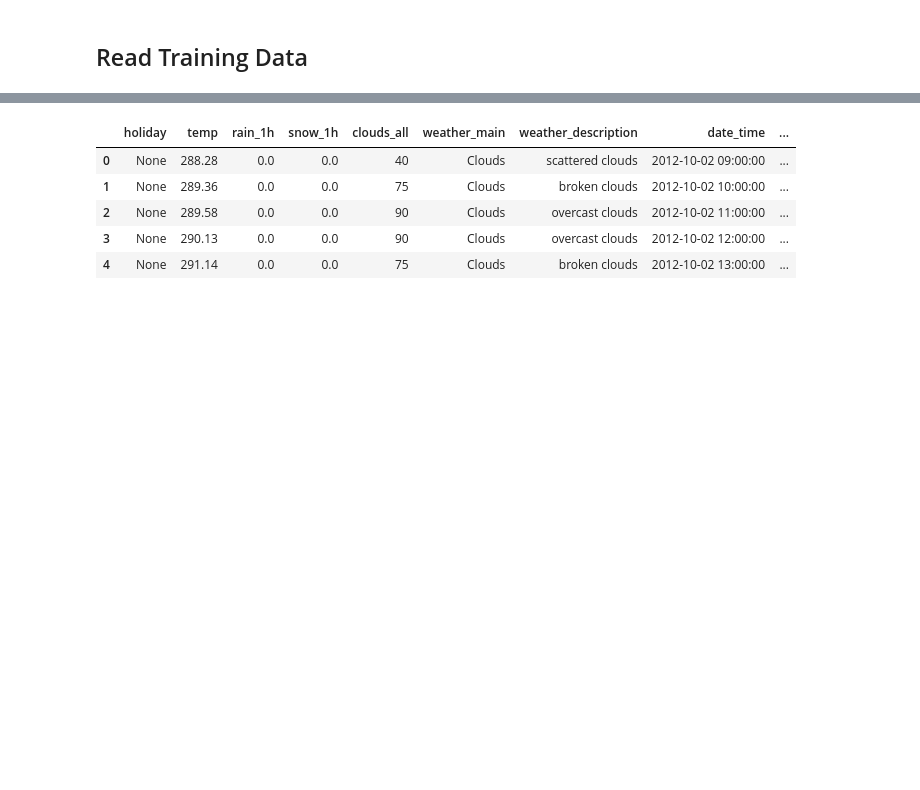
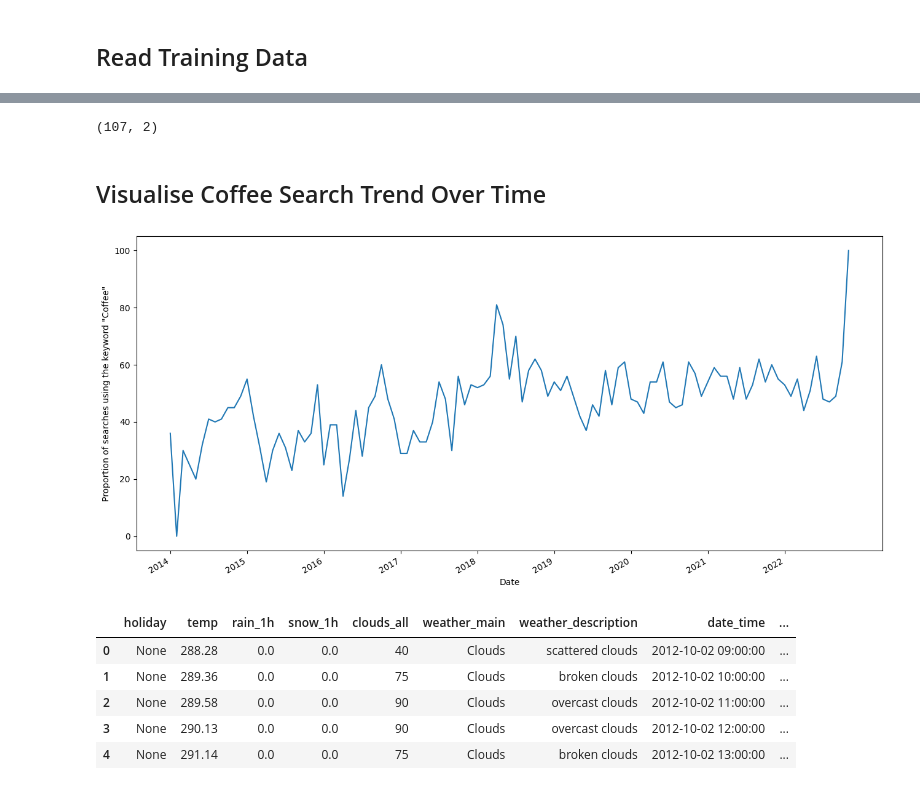
Before and after one commit to dewaalaw/dsprojects, a Jupyter notebook: search-term-analysis/src/coffee_search_trend_part_0.ipynb, the cells around one changed output, grey strips where cells are left out. Cells and saved outputs as stored; diff of their text form; code cells hidden in the pictures; blank space fills up the shorter version.

```diff
--- a/search-term-analysis/src/coffee_search_trend_part_0.ipynb
+++ b/search-term-analysis/src/coffee_search_trend_part_0.ipynb
@@ -28,0 +25,4 @@ csv_path = 'https://archive.ics.uci.edu/ml/machine-learning-databases/00492/Metr
+# %%
+csv_path = '/gdrive/MyDrive/SearchTermAnalysis/data/monthly_coffee_search_nam_2014-2018.csv'
+df = pd.read_csv(csv_path)
+df.head()
@@ -28,0 +45,4 @@ csv_path = 'https://archive.ics.uci.edu/ml/machine-learning-databases/00492/Metr
+# %%
+# Convert to Month object to date-time, adding last day of month as datestamp
+df['Month'] = pd.to_datetime(df['Month']) + MonthEnd(1)
+df.dtypes
@@ -29,3 +63,21 @@ csv_path = 'https://archive.ics.uci.edu/ml/machine-learning-databases/00492/Metr
+# %%
+df.shape
+# %% [output]
+(107, 2)
+# %% [markdown]
+## Visualise Coffee Search Trend Over Time
+# %%
+fig, ax = plt.subplots(figsize=(13, 6))
+ax.plot(df['Coffee'])
+ax.set_xlabel('Date')
+ax.set_ylabel('Proportion of searches using the keyword "Coffee"')
+
+plt.xticks(np.arange(0, 107, 12), np.arange(2014, 2023, 1))
+
+fig.autofmt_xdate()
+plt.tight_layout()
+# %% [output]
+[figure, added]
 # %%
 csv_columns = ['holiday', 'temp', 'rain_1h', 'snow_1h', 'clouds_all',
                'weather_main', 'weather_description', 'date_time', 'traffic_volume']
```
Also changed, not shown: parts of 8 cells of this notebook.
